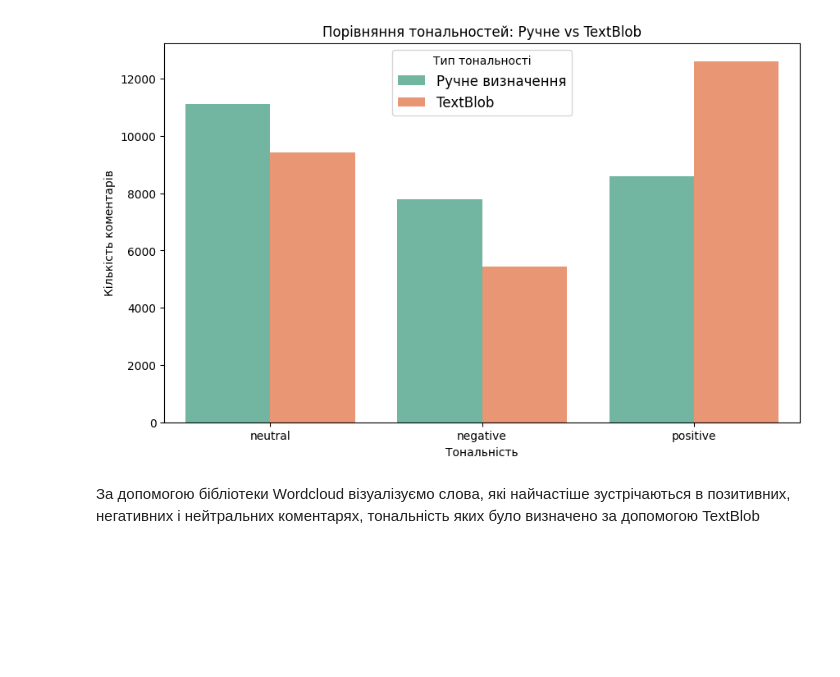
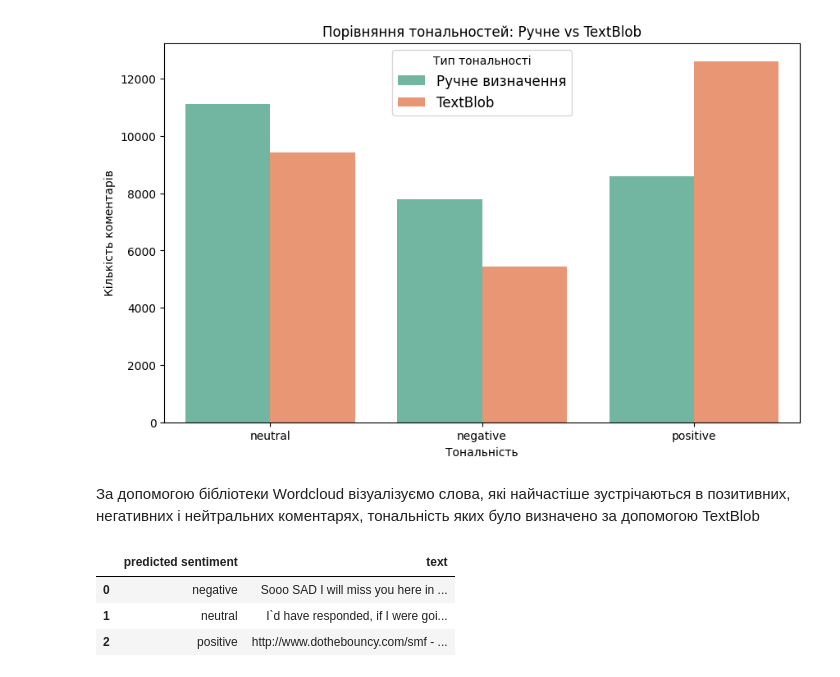
Before and after one commit to Sonja3333333333333/Big-Data-course-assignments, a Jupyter notebook: assigment8/code.ipynb, the cells around one changed output. Drawn from its saved outputs; the diff is of its cells as text; code cells hidden in the pictures; blank space fills up the shorter version.

```diff
--- a/assigment8/code.ipynb
+++ b/assigment8/code.ipynb
@@ -98,4 +98,12 @@ plt.show()
 [figure]
 # %% [markdown]
 За допомогою бібліотеки Wordcloud візуалізуємо слова, які найчастіше зустрічаються в позитивних, негативних і нейтральних коментарях, тональність яких було визначено за допомогою TextBlob
+# %%
+grouped_by_sentement = dataset.groupby("predicted sentiment")["text"].apply(lambda x: " ".join(x)).reset_index()
+grouped_by_sentement
+# %% [output]
+|  | predicted sentiment | text |
+| 0 | negative | Sooo SAD I will miss you here in ... |
+| 1 | neutral | I`d have responded, if I were goi... |
+| 2 | positive | http://www.dothebouncy.com/smf - ... |
 # %%
```
Also changed, not shown: parts of 2 cells of this notebook.
